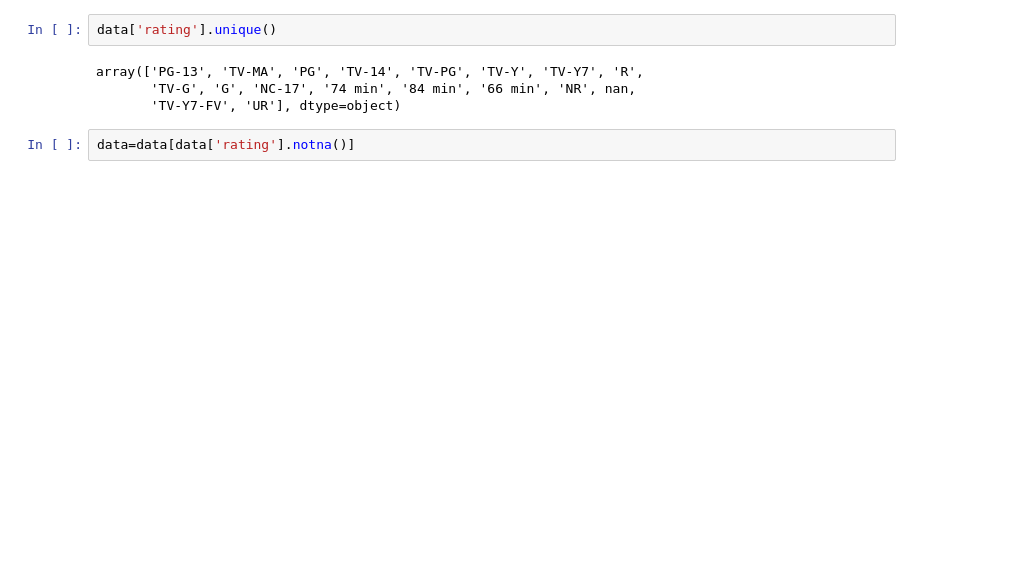
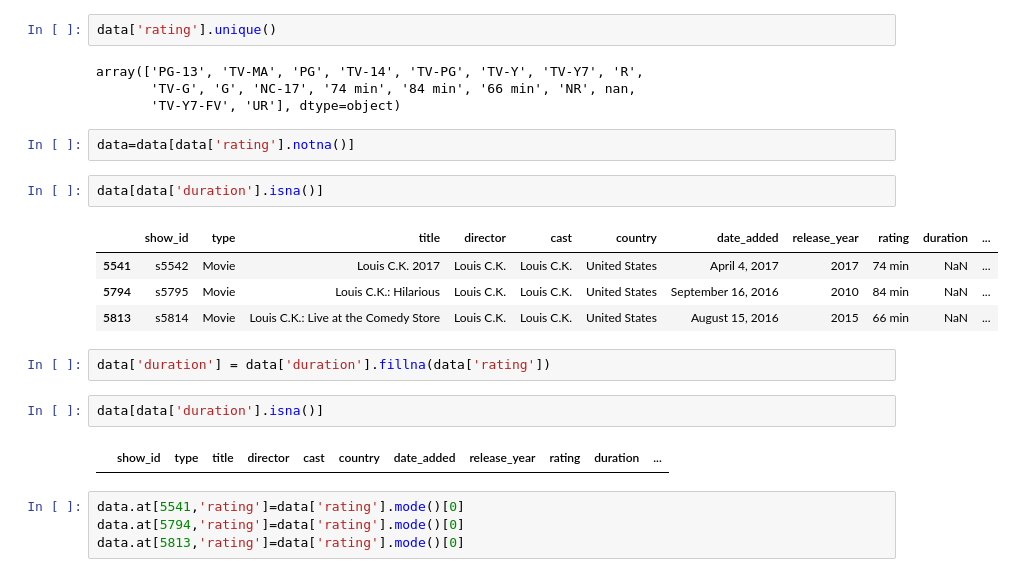
Before and after one commit to Ayben06/Netflix_Analysis_Report, a Jupyter notebook: EDA_Netflix_TV_Shows.ipynb, the cells around one changed output. Saved outputs shown, nothing was run; the diff lists cells and outputs as text; blank space fills up the shorter version.

```diff
--- a/EDA_Netflix_TV_Shows.ipynb
+++ b/EDA_Netflix_TV_Shows.ipynb
@@ -96,3 +98,20 @@ array(['PG-13', 'TV-MA', 'PG', 'TV-14', 'TV-PG', 'TV-Y', 'TV-Y7', 'R',
        'TV-Y7-FV', 'UR'], dtype=object)
 # %%
 data=data[data['rating'].notna()]
+# %%
+data[data['duration'].isna()]
+# %% [output]
+|  | show_id | type | title | director | cast | country | date_added | release_year | rating | duration | ... |
+| 5541 | s5542 | Movie | Louis C.K. 2017 | Louis C.K. | Louis C.K. | United States | April 4, 2017 | 2017 | 74 min | NaN | ... |
+| 5794 | s5795 | Movie | Louis C.K.: Hilarious | Louis C.K. | Louis C.K. | United States | September 16, 2016 | 2010 | 84 min | NaN | ... |
+| 5813 | s5814 | Movie | Louis C.K.: Live at the Comedy Store | Louis C.K. | Louis C.K. | United States | August 15, 2016 | 2015 | 66 min | NaN | ... |
+# %%
+data['duration'] = data['duration'].fillna(data['rating'])
+# %%
+data[data['duration'].isna()]
+# %% [output]
+|  | show_id | type | title | director | cast | country | date_added | release_year | rating | duration | ... |
+# %%
+data.at[5541,'rating']=data['rating'].mode()[0]
+data.at[5794,'rating']=data['rating'].mode()[0]
+data.at[5813,'rating']=data['rating'].mode()[0]
```
Also changed, not shown: parts of 11 cells of this notebook.
